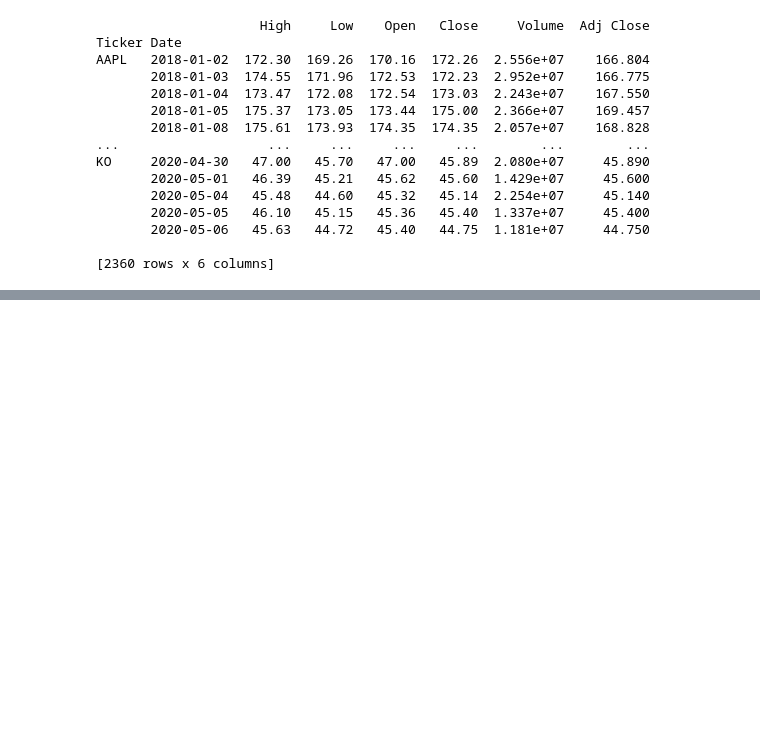
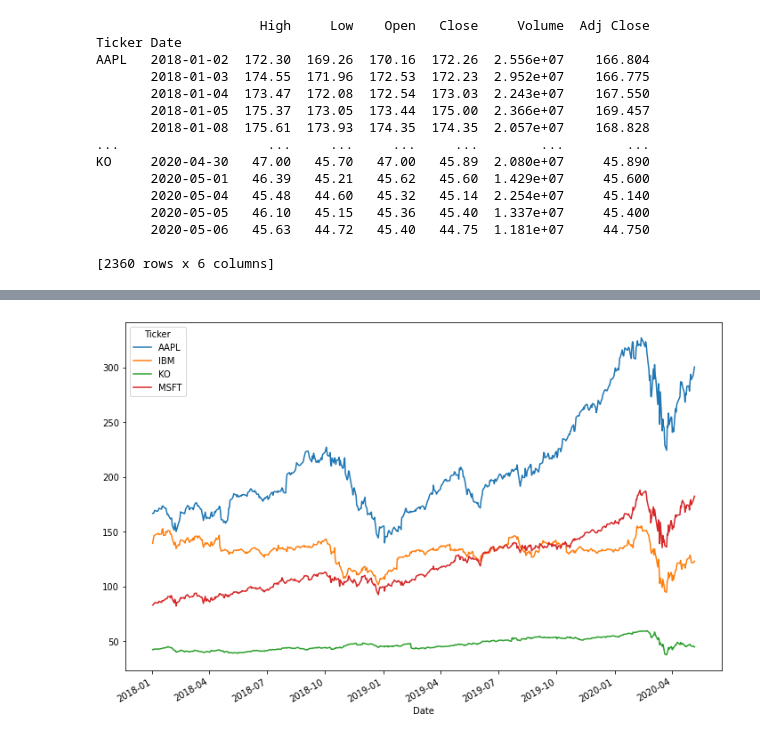
Before and after one commit to oliverwsd/Finance, a Jupyter notebook: time_series_stock_data.ipynb, the cells around one changed output, grey strips where cells are left out. Drawn from its saved outputs; the diff is of its cells as text; code cells hidden in the pictures; blank space fills up the shorter version.

```diff
--- a/time_series_stock_data.ipynb
+++ b/time_series_stock_data.ipynb
@@ -85,0 +98,4 @@ KO     2020-04-30   47.00   45.70   47.00   45.89  2.080e+07     45.890
+# %%
+#Plor closing price
+closing_prices = all_data['Adj Close'].reset_index() # move datas into a column 很关键
+closing_prices [:5]
@@ -85,0 +109,3 @@ KO     2020-04-30   47.00   45.70   47.00   45.89  2.080e+07     45.890
+# %%
+daily_close_px = closing_prices.pivot('Date','Ticker','Adj Close') # pivot Date into the index, and each Ticker value into a column
+daily_close_px # 数据重组
@@ -85,0 +128,4 @@ KO     2020-04-30   47.00   45.70   47.00   45.89  2.080e+07     45.890
+# %%
+_ = daily_close_px.plot(figsize= (12,8))
+# %% [output]
+[figure, added]
```
Also changed, not shown: parts of 8 cells of this notebook.
